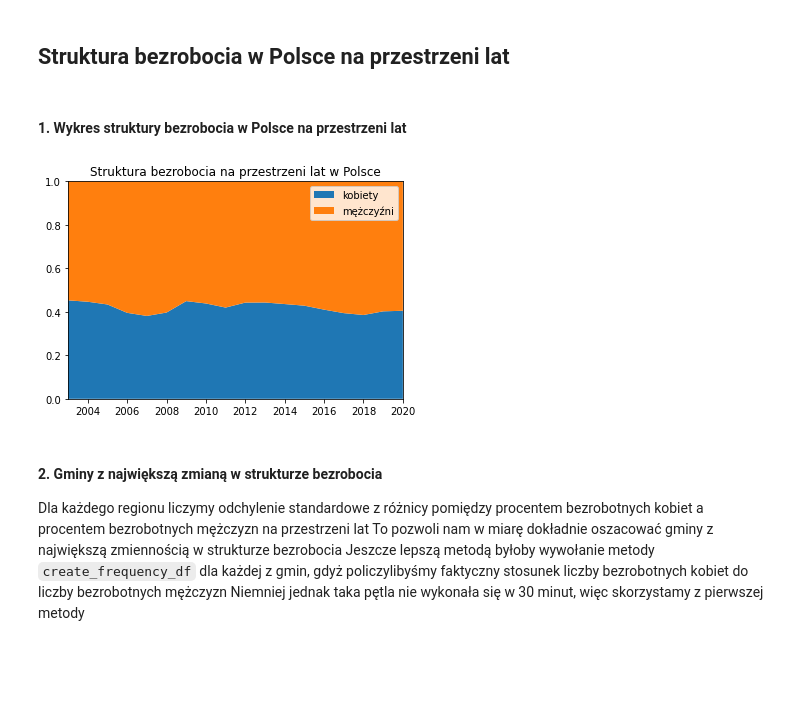
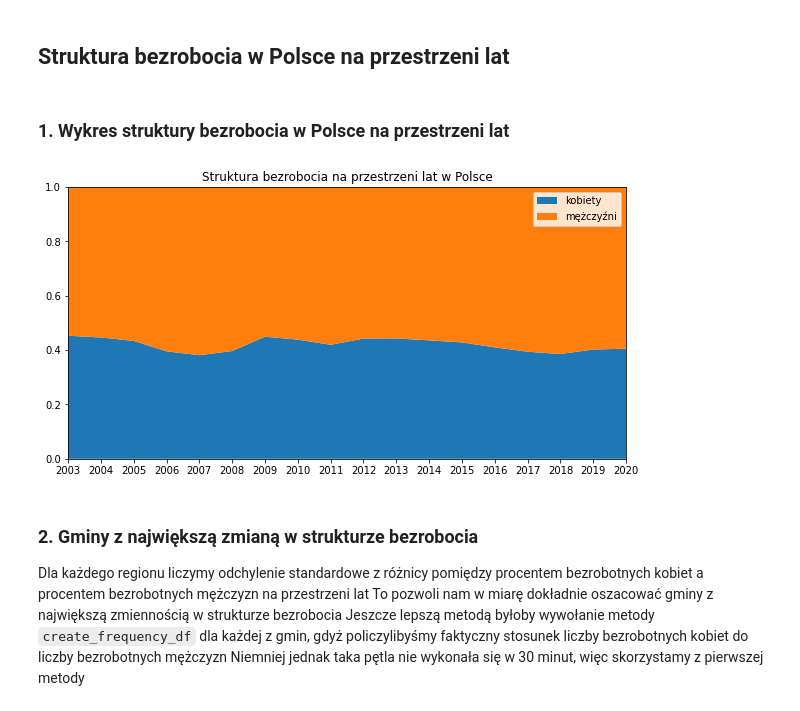
Before and after one commit to pjatk-boys/Projekt_EWD, a Jupyter notebook: notebooks/plec_vs_bezrobocie.ipynb, the cells around one changed output. Cells and saved outputs as stored; diff of their text form; code cells hidden in the pictures; blank space fills up the shorter version.

```diff
--- a/notebooks/plec_vs_bezrobocie.ipynb
+++ b/notebooks/plec_vs_bezrobocie.ipynb
@@ -24,19 +27,22 @@ def create_frequency_df(src_df):
 
   return temp_df
 # %% [markdown]
-#### 1. Wykres struktury bezrobocia w Polsce na przestrzeni lat
+### 1. Wykres struktury bezrobocia w Polsce na przestrzeni lat
 # %%
 df_bezrobocie_polska = create_frequency_df(df_bezrobocie[df_bezrobocie['Nazwa'] == "POLSKA"])
 
+plt.figure(figsize=(10,5))
 plt.stackplot(df_bezrobocie_polska.index, df_bezrobocie_polska['udział mężczyzn w bezrobociu'], df_bezrobocie_polska['udział kobiet w bezrobociu'], labels=['kobiety', 'mężczyźni'])
+plt.xticks(df_bezrobocie_polska.index)
+plt.xlim(2003,2020)
 plt.title(f'Struktura bezrobocia na przestrzeni lat w Polsce')
 plt.legend(loc='best')
 plt.margins(0,0)
 plt.show()
 # %% [output]
-[figure, old version]
+[figure, new version]
 # %% [markdown]
-#### 2. Gminy z największą zmianą w strukturze bezrobocia
+### 2. Gminy z największą zmianą w strukturze bezrobocia
 Dla każdego regionu liczymy odchylenie standardowe z różnicy pomiędzy procentem bezrobotnych kobiet a procentem bezrobotnych mężczyzn na przestrzeni lat
 To pozwoli nam w miarę dokładnie oszacować gminy z największą zmiennością w strukturze bezrobocia
 Jeszcze lepszą metodą byłoby wywołanie metody `create_frequency_df` dla każdej z gmin, gdyż policzylibyśmy faktyczny stosunek liczby bezrobotnych kobiet do liczby bezrobotnych mężczyzn
```
Also changed, not shown: parts of 3 cells of this notebook, 2 other files.
